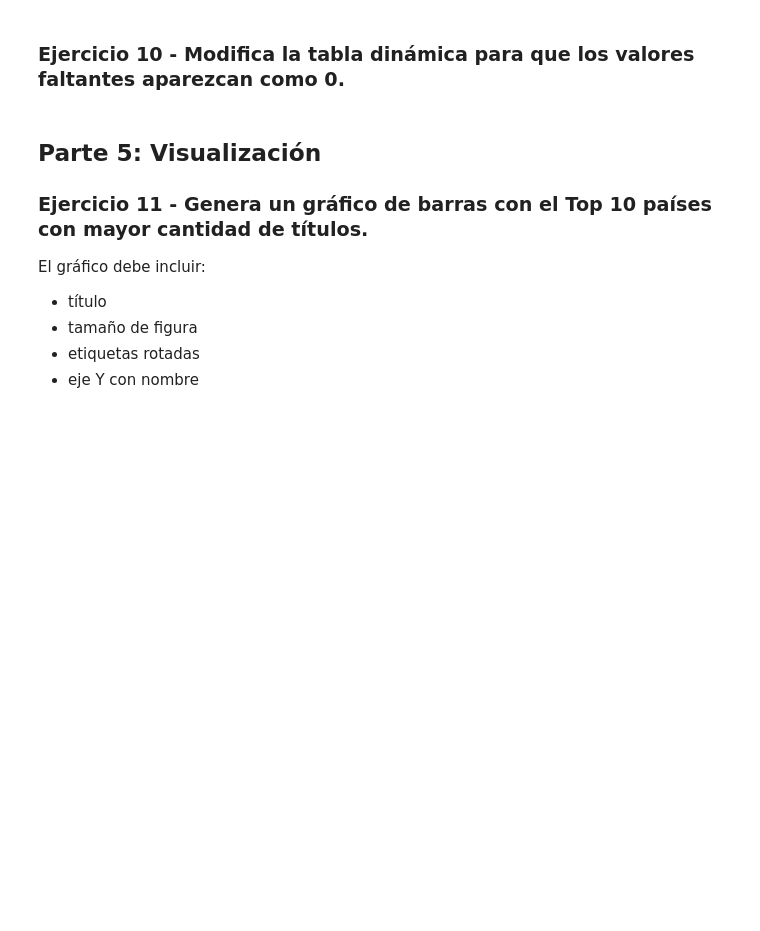
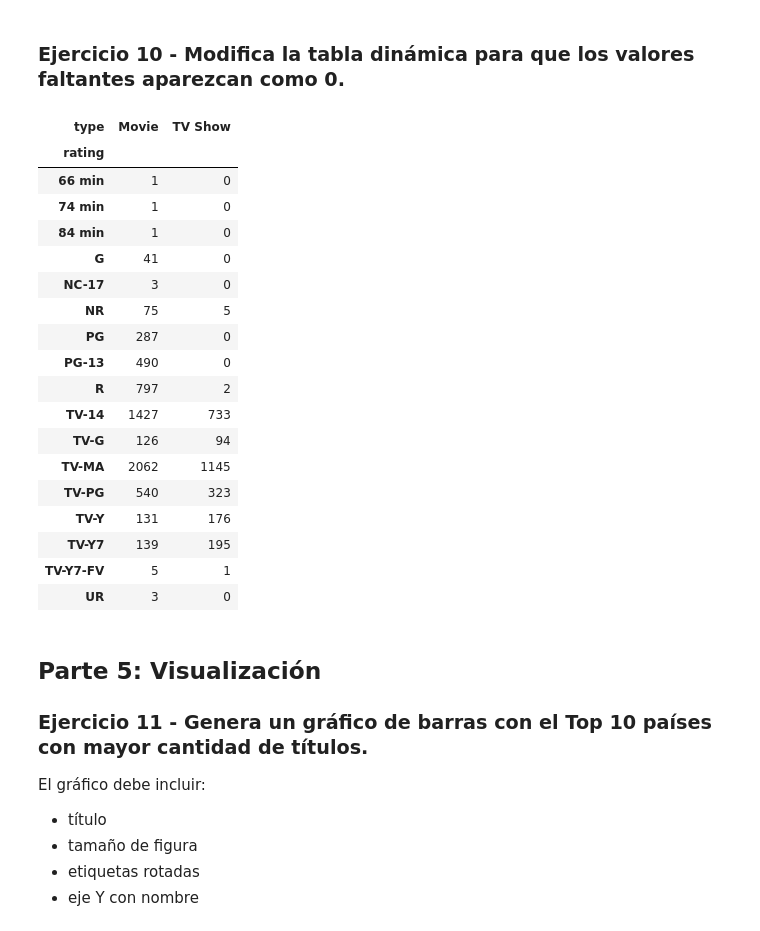
Before and after one commit to gseilerdev/data-analysis-course, a Jupyter notebook: modulo-3-transformacion/clase-10/practica/notebook.ipynb, the cells around one changed output. Cells and saved outputs as stored; diff of their text form; code cells hidden in the pictures; blank space fills up the shorter version.

```diff
--- a/modulo-3-transformacion/clase-10/practica/notebook.ipynb
+++ b/modulo-3-transformacion/clase-10/practica/notebook.ipynb
@@ -184,3 +296,32 @@ Agrupa por:
+# %%
+df.pivot_table(
+    values   = "show_id",
+    index    = "rating",
+    columns  = "type",
+    aggfunc  = "count",
+    fill_value = 0,
+)
+tabla
+# %% [output]
+| type | Movie | TV Show |
+| rating |  |  |
+| 66 min | 1 | 0 |
+| 74 min | 1 | 0 |
+| 84 min | 1 | 0 |
+| G | 41 | 0 |
+| NC-17 | 3 | 0 |
+| NR | 75 | 5 |
+| PG | 287 | 0 |
+| PG-13 | 490 | 0 |
+| R | 797 | 2 |
+| TV-14 | 1427 | 733 |
+| TV-G | 126 | 94 |
+| TV-MA | 2062 | 1145 |
+| TV-PG | 540 | 323 |
+| TV-Y | 131 | 176 |
+| TV-Y7 | 139 | 195 |
+| TV-Y7-FV | 5 | 1 |
+| UR | 3 | 0 |
 # %% [markdown]
 ## Parte 5: Visualización
 
```
Also changed, not shown: parts of 17 cells of this notebook.
